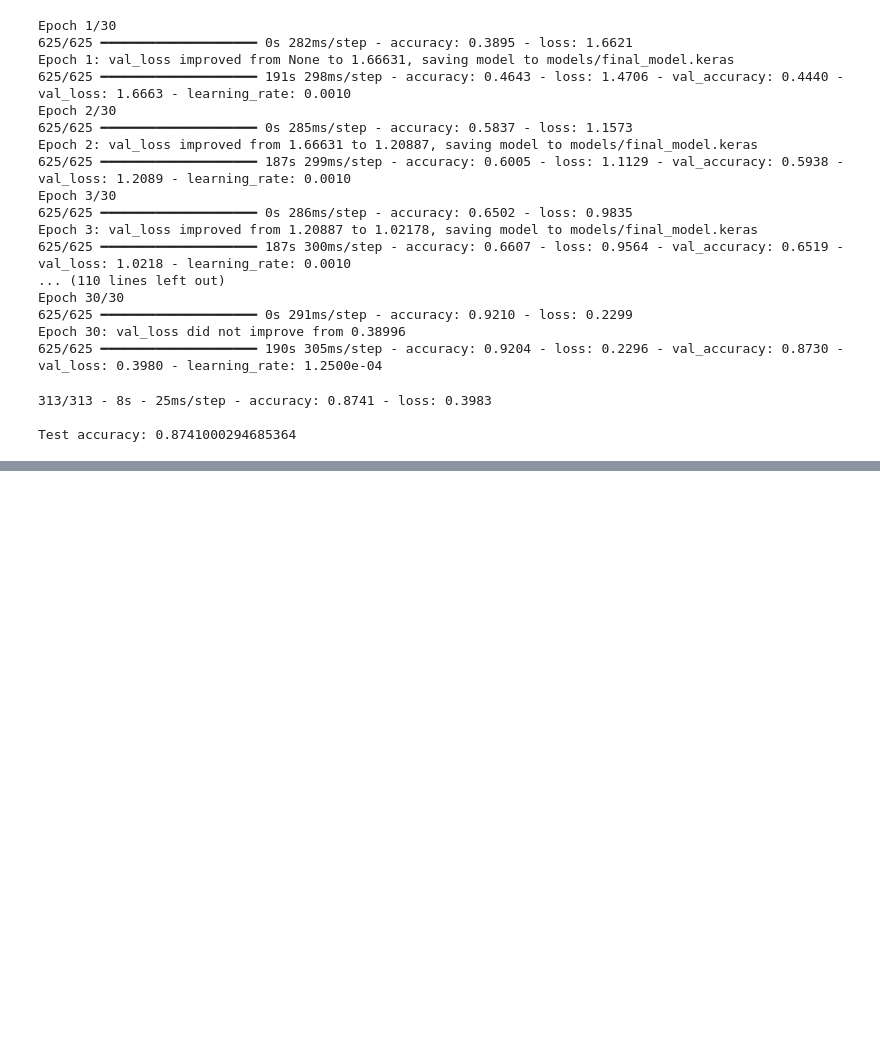
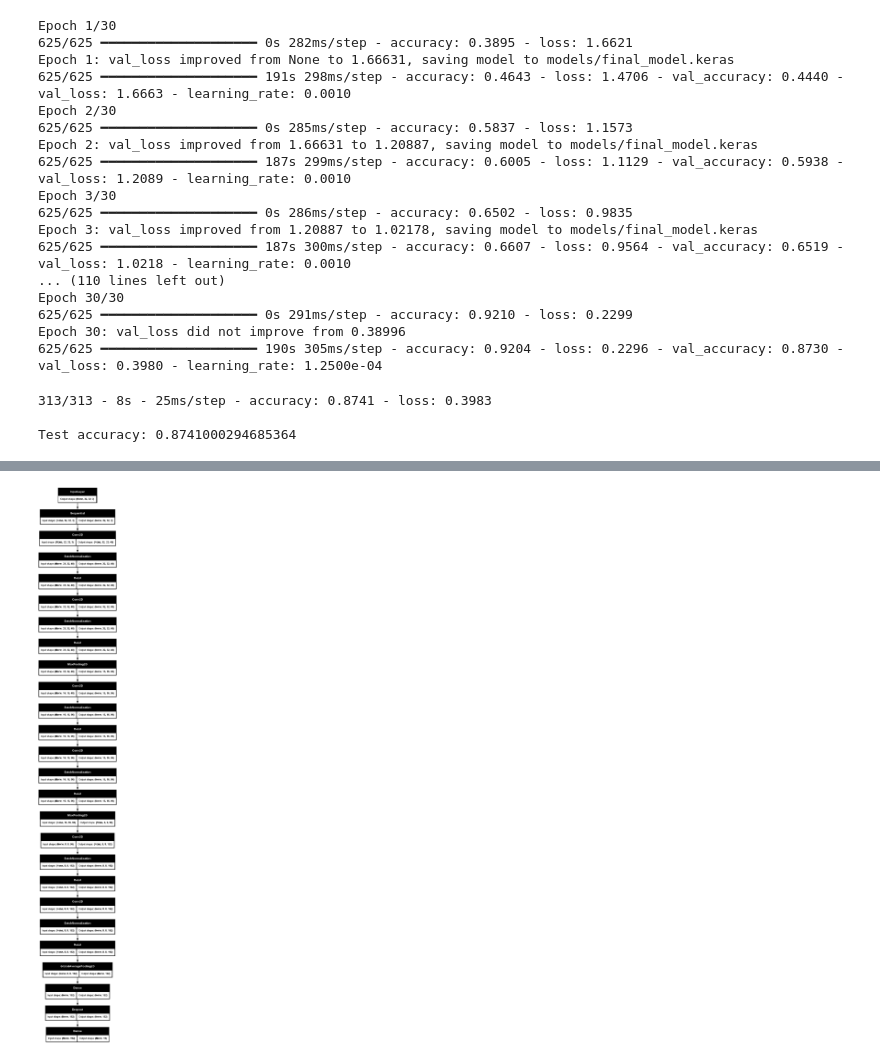
Before and after one commit to Kaizen0AI/cifar10-custom-cnn, a Jupyter notebook: notebooks/cnn_cifar10_experiments.ipynb, the cells around one changed output, grey strips where cells are left out. Cells and saved outputs as stored; diff of their text form; code cells hidden in the pictures; blank space fills up the shorter version.

```diff
--- a/notebooks/cnn_cifar10_experiments.ipynb
+++ b/notebooks/cnn_cifar10_experiments.ipynb
@@ -537,0 +601,3 @@ Test accuracy: 0.8741000294685364
+# %%
+import tensorflow as tf
+final_model= tf.keras.models.load_model('E:/AI_projects/cnn-cifar10-classifier/models/final_model.keras')
@@ -537,0 +606,12 @@ Test accuracy: 0.8741000294685364
+# %%
+from tensorflow.keras.utils import plot_model
+
+plot_model(
+    final_model,
+    show_shapes=True,
+    dpi=96,
+    rankdir='LB',
+    to_file="architecture.png"
+)
+# %% [output]
+[figure, added]
```
Also changed, not shown: parts of 3 cells of this notebook, 4 other files.
